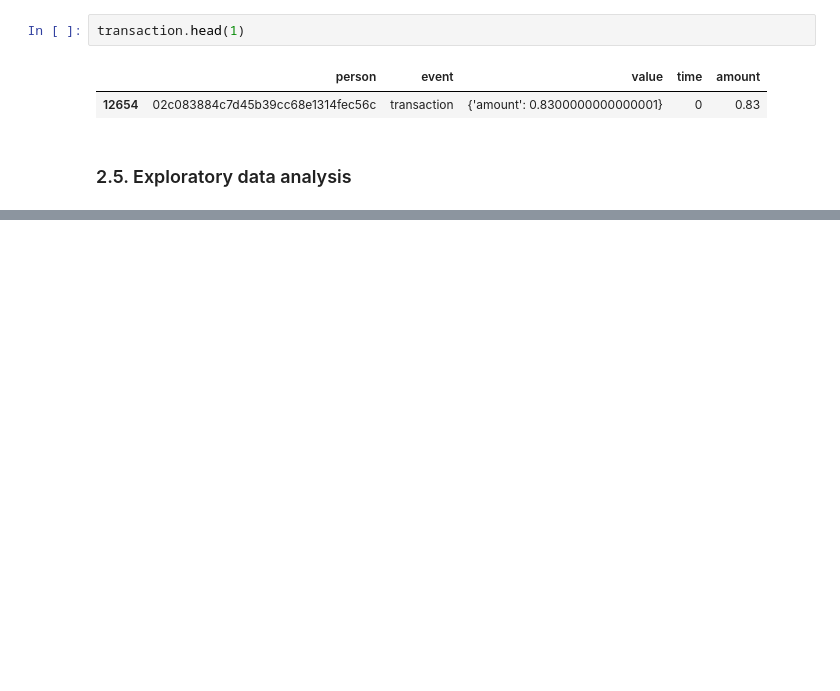
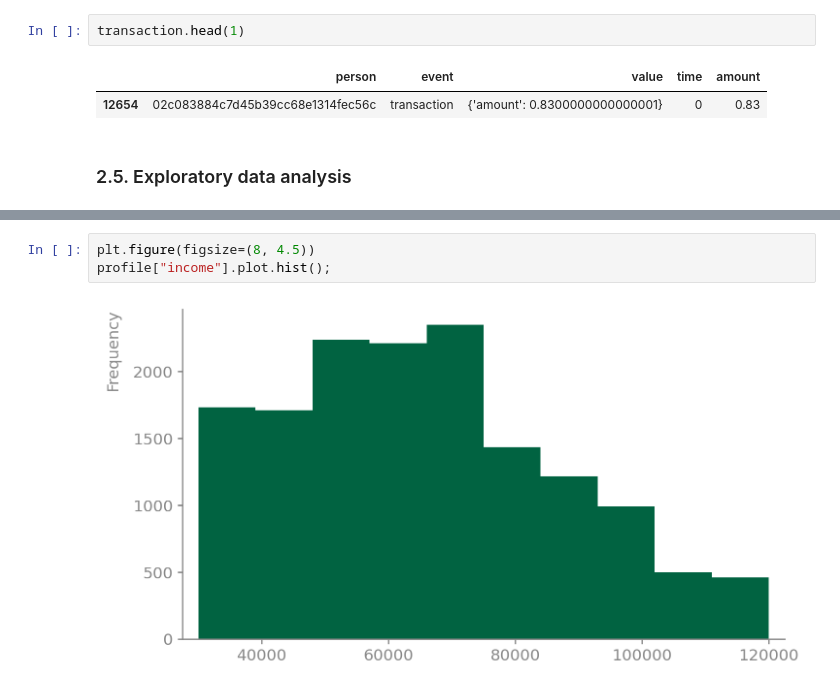
Before and after one commit to gabrieltempass/starbucks, a Jupyter notebook: starbucks.ipynb, the cells around one changed output, grey strips where cells are left out. Saved outputs shown, nothing was run; the diff lists cells and outputs as text; blank space fills up the shorter version.

```diff
--- a/starbucks.ipynb
+++ b/starbucks.ipynb
@@ -189,0 +194,5 @@ profile.describe()
+# %%
+plt.figure(figsize=(8, 4.5))
+profile["income"].plot.hist();
+# %% [output]
+[figure, added]
```
Also changed, not shown: parts of 18 cells of this notebook.
